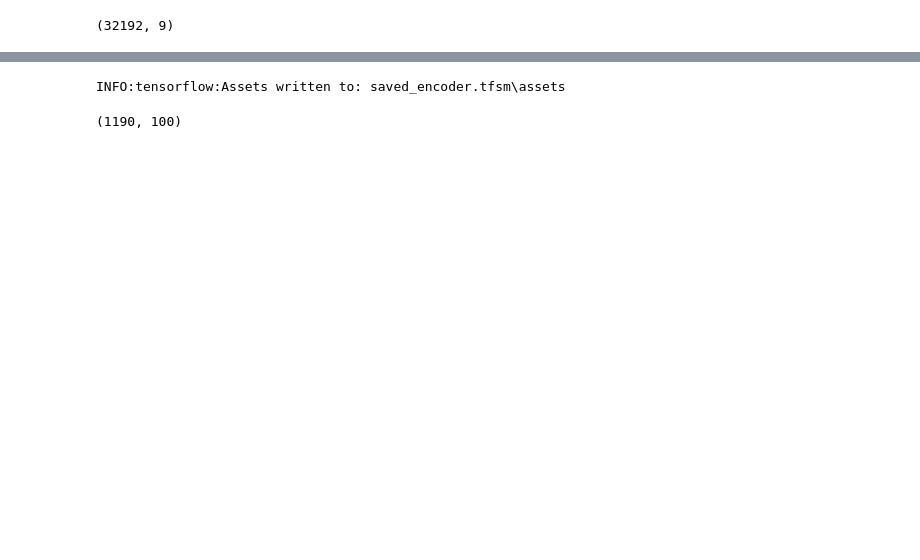
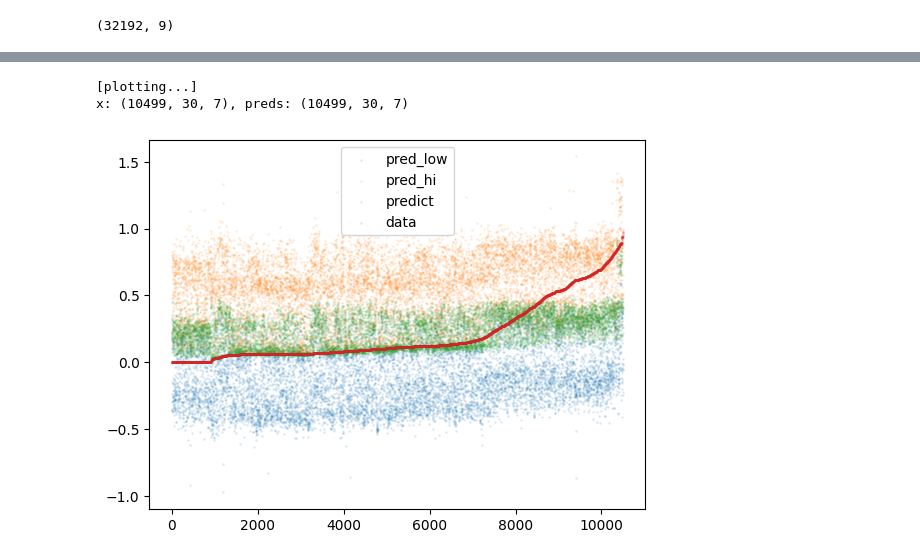
Before and after one commit to xCures/keras_lstm_vae, a Jupyter notebook: Untitled.ipynb, the cells around one changed output, grey strips where cells are left out. Drawn from its saved outputs; the diff is of its cells as text; code cells hidden in the pictures; blank space fills up the shorter version.

```diff
--- a/Untitled.ipynb
+++ b/Untitled.ipynb
@@ -87,17 +84,0 @@ x_backwards.shape
-# %%
-
-input_dim = x.shape[-1] # 13
-timesteps = x.shape[1] # 3
-batch_size = 1
-
-vae, enc, gen = create_lstm_uvae(input_dim,
-    timesteps=timesteps,
-    batch_size=batch_size,
-    intermediate_dim=15,
-    latent_dim=30,
-    epsilon_std=1.)
-
-
-vae.fit(x, x, epochs=300)
-
-preds = vae.predict(x, batch_size=batch_size)
@@ -189,4 +167,0 @@ x: (1190, 30, 7), preds: (1190, 30, 7)
-# %%
-enc2.save("saved_encoder.tfsm")
-# %% [output]
-INFO:tensorflow:Assets written to: saved_encoder.tfsm\assets
@@ -198,4 +168,7 @@ enc2 = session.run(None, {"input": x.astype(np.float32)})
-# %%
-enc2[0].shape
-# %% [output]
-(1190, 100)
+# %%
+#+350=450 ;; -2.03
+plot_it(preds2)
+# %% [output]
+[plotting...]
+x: (10499, 30, 7), preds: (10499, 30, 7)
+[figure, added]
```
Also changed, not shown: parts of 33 cells of this notebook, 4 other files.
